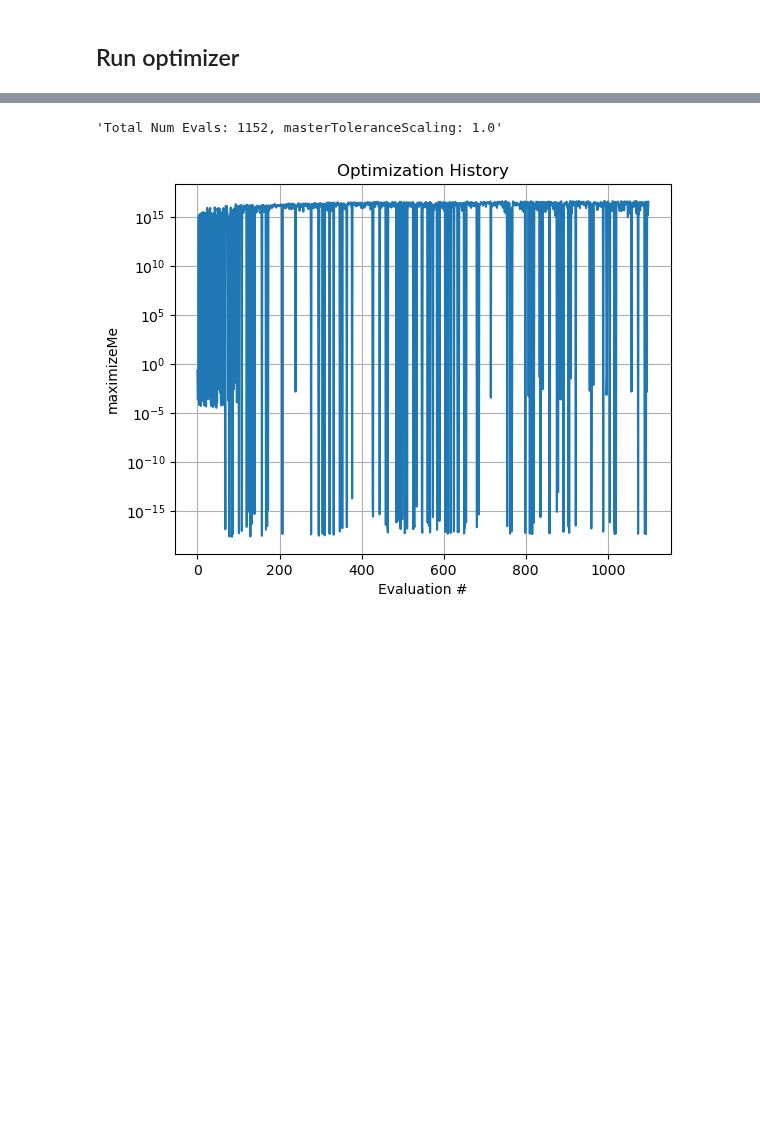
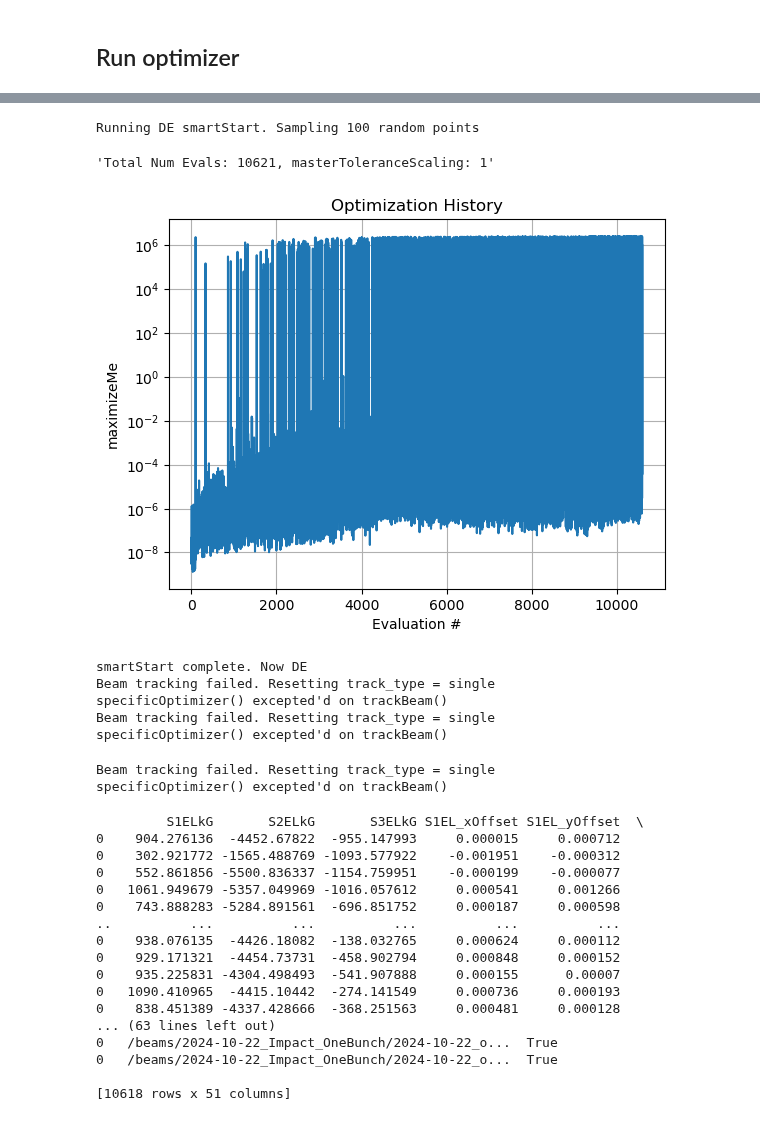
Before and after one commit to slaclab/FACET2-S2E, a Jupyter notebook: Generalized optimization - tmp.ipynb, the cells around one changed output, grey strips where cells are left out. Drawn from its saved outputs; the diff is of its cells as text; code cells hidden in the pictures; blank space fills up the shorter version.

```diff
--- a/Generalized optimization - tmp.ipynb
+++ b/Generalized optimization - tmp.ipynb
@@ -7,7 +7,7 @@ importedDefaultSettings = loadConfig("setLattice_configs/2024-10-22_oneBunch.yml
 #importedDefaultSettings = loadConfig("setLattice_configs/2025-06-17_twoBunch_forMuons_6GeV.yml")
 #importedDefaultSettings = loadConfig("setLattice_configs/2024-10-22_oneBunch_baseline2.1.yml")
 # %%
-csrTF = False
+csrTF = True
 evalElement = "PENT"
 calculateGaussianFits = True
 
@@ -18,7 +18,7 @@ tao = initializeTao(
     inputBeamFilePathSuffix = inputBeamFilePathSuffix,
 
     csrTF = csrTF,
-    numMacroParticles=1e3,
+    numMacroParticles=1e4,
     scratchPath = "/tmp",
     randomizeFileNames = True
 )
@@ -626,10 +626,10 @@ match optimizationType:
         numDimensions = len(bounds)  # Number of parameters
 
         #initializationType = "uniform"         #Pick points uniformly within allowed region
-        initializationType = "normal"          #Pick points normally distributed around the initial guess
-        #initializationType = "smartStart"       #Sample many points near the initial guess, keep best
+        #initializationType = "normal"          #Pick points normally distributed around the initial guess
+        initializationType = "smartStart"       #Sample many points near the initial guess, keep best
 
-        normalDistBoundMultiplier = 0.01
+        normalDistBoundMultiplier = 0.1
 
         match initializationType:
 
@@ -654,7 +654,7 @@ match optimizationType:
                     populationDE[:, i] = np.random.normal(mean, std_dev, totalPopSize)
 
             case "smartStart":
-                sampleSize  = 500          # broad initial sweep
+                sampleSize  = 100          # broad initial sweep
                 print(f"Running DE smartStart. Sampling {sampleSize} random points")
 
                 # Step 1-2: draw & clip
@@ -742,32 +742,57 @@ match optimizationType:
 
         #Initial point(s) to check
         optimizer.probe(
             params={key: importedDefaultSettings[key] for key in pbounds.keys()},
             lazy=True,
         )
 
         #Refer to https://bayesian-optimization.github.io/BayesianOptimization/exploitation_vs_exploration.html
         #and https://github.com/bayesian-optimization/BayesianOptimization/blob/master/bayes_opt/bayesian_optimization.py
         boInitialKappa = 10 + 0*10.
         boFinalKappa = 1e-6 + 0*0.1
         boNumIter = 2000
         boKappaDecay = (boFinalKappa / boInitialKappa)**(1/boNumIter)
 
         acquisition_function = bayes_opt.util.UtilityFunction(
                                            kind='ucb',
                                            kappa=boInitialKappa,         #Default 2.576
                                            xi=0.0,              #Default 0
                                            kappa_decay=boKappaDecay,       #Default 0
                                            kappa_decay_delay=0  #Default 0
                                         )
 
         optimizer.maximize(
             init_points=200, #Initial, random points. Unwise to omit. "Often, 2*dim to 5*dim random points are recommended before switching to model-driven exploration."
             n_iter=boNumIter,
             acquisition_function=acquisition_function
         )
 
 print(problem.history)
 # %% [output]
-'Total Num Evals: 1152, masterToleranceScaling: 1.0'
+Running DE smartStart. Sampling 100 random points
+'Total Num Evals: 10621, masterToleranceScaling: 1'
-[figure, old version]
+[figure, new version]
+smartStart complete. Now DE
+Beam tracking failed. Resetting track_type = single
+specificOptimizer() excepted'd on trackBeam()
+Beam tracking failed. Resetting track_type = single
+specificOptimizer() excepted'd on trackBeam()
+Beam tracking failed. Resetting track_type = single
+specificOptimizer() excepted'd on trackBeam()
+         S1ELkG       S2ELkG       S3ELkG S1EL_xOffset S1EL_yOffset  \
+0    904.276136  -4452.67822  -955.147993     0.000015     0.000712
+0    302.921772 -1565.488769 -1093.577922    -0.001951    -0.000312
+0    552.861856 -5500.836337 -1154.759951    -0.000199    -0.000077
+0   1061.949679 -5357.049969 -1016.057612     0.000541     0.001266
+0    743.888283 -5284.891561  -696.851752     0.000187     0.000598
+..          ...          ...          ...          ...          ...
+0    938.076135  -4426.18082  -138.032765     0.000624     0.000112
+0    929.171321  -4454.73731  -458.902794     0.000848     0.000152
+0    935.225831 -4304.498493  -541.907888     0.000155      0.00007
+0   1090.410965  -4415.10442  -274.141549     0.000736     0.000193
+0    838.451389 -4337.428666  -368.251563     0.000481     0.000128
+... (63 lines left out)
+0   /beams/2024-10-22_Impact_OneBunch/2024-10-22_o...  True
+0   /beams/2024-10-22_Impact_OneBunch/2024-10-22_o...  True
+
+[10618 rows x 51 columns]
```
Also changed, not shown: parts of 4 cells of this notebook, 5 other files.
